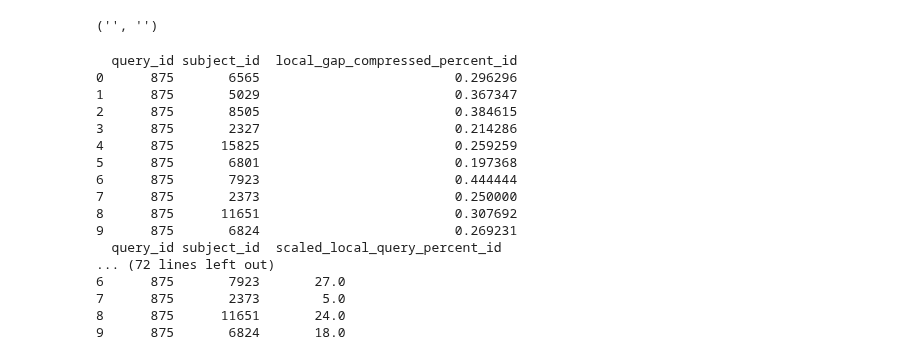
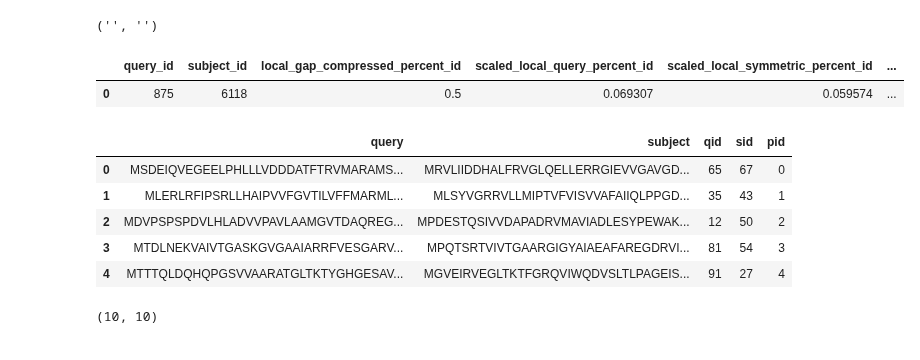
Before and after one commit to learn2therm/PairProphet, a Jupyter notebook: notebooks/c0-c2_exploration_plotting_sampling/OOP_wrapper.ipynb, the cells around one changed output. Saved outputs shown, nothing was run; the diff lists cells and outputs as text; code cells hidden in the pictures.

```diff
--- a/notebooks/c0-c2_exploration_plotting_sampling/OOP_wrapper.ipynb
+++ b/notebooks/c0-c2_exploration_plotting_sampling/OOP_wrapper.ipynb
@@ -337,7 +199,7 @@ result_handle = open('test_out')
 blast_records = NCBIXML.parse(result_handle)
 test = BlastMet(blast_records)
 
-for m in [
+m = [
     'local_gap_compressed_percent_id',
     'scaled_local_query_percent_id',
     'scaled_local_symmetric_percent_id',
@@ -346,23 +208,14 @@ for m in [
     'subject_align_len',
     'subject_align_cov',
     'bit_score'
-]:
-    print(test.compute_metric(m))
+]
+
+outdf = test.compute_metric('ids')[['query_id','subject_id']]
+
+for metric in m:
+    outdf[metric] = test.compute_metric(metric)[metric]
+
+outdf.head()
 # %% [output]
-  query_id subject_id  local_gap_compressed_percent_id
-0      875       6565                         0.296296
-1      875       5029                         0.367347
-2      875       8505                         0.384615
-3      875       2327                         0.214286
-4      875      15825                         0.259259
-5      875       6801                         0.197368
-6      875       7923                         0.444444
-7      875       2373                         0.250000
-8      875      11651                         0.307692
-9      875       6824                         0.269231
-  query_id subject_id  scaled_local_query_percent_id
-... (72 lines left out)
-6      875       7923       27.0
-7      875       2373        5.0
-8      875      11651       24.0
-9      875       6824       18.0
+|  | query_id | subject_id | local_gap_compressed_percent_id | scaled_local_query_percent_id | scaled_local_symmetric_percent_id | ... |
+| 0 | 875 | 6118 | 0.5 | 0.069307 | 0.059574 | ... |
@@ -368,0 +225,9 @@ for m in [
+# %%
+data.head()
+# %% [output]
+|  | query | subject | qid | sid | pid |
+| 0 | MSDEIQVEGEELPHLLLVDDDATFTRVMARAMS... | MRVLIIDDHALFRVGLQELLERRGIEVVGAVGD... | 65 | 67 | 0 |
+| 1 | MLERLRFIPSRLLHAIPVVFGVTILVFFMARML... | MLSYVGRRVLLMIPTVFVISVVAFAIIQLPPGD... | 35 | 43 | 1 |
+| 2 | MDVPSPSPDVLHLADVVPAVLAAMGVTDAQREG... | MPDESTQSIVVDAPADRVMAVIADLESYPEWAK... | 12 | 50 | 2 |
+| 3 | MTDLNEKVAIVTGASKGVGAAIARRFVESGARV... | MPQTSRTVIVTGAARGIGYAIAEAFAREGDRVI... | 81 | 54 | 3 |
+| 4 | MTTTQLDQHQPGSVVAARATGLTKTYGHGESAV... | MGVEIRVEGLTKTFGRQVIWQDVSLTLPAGEIS... | 91 | 27 | 4 |
@@ -368,0 +287,4 @@ for m in [
+# %%
+final.shape
+# %% [output]
+(10, 10)
```
Also changed, not shown: parts of 20 cells of this notebook, 26 other files.
